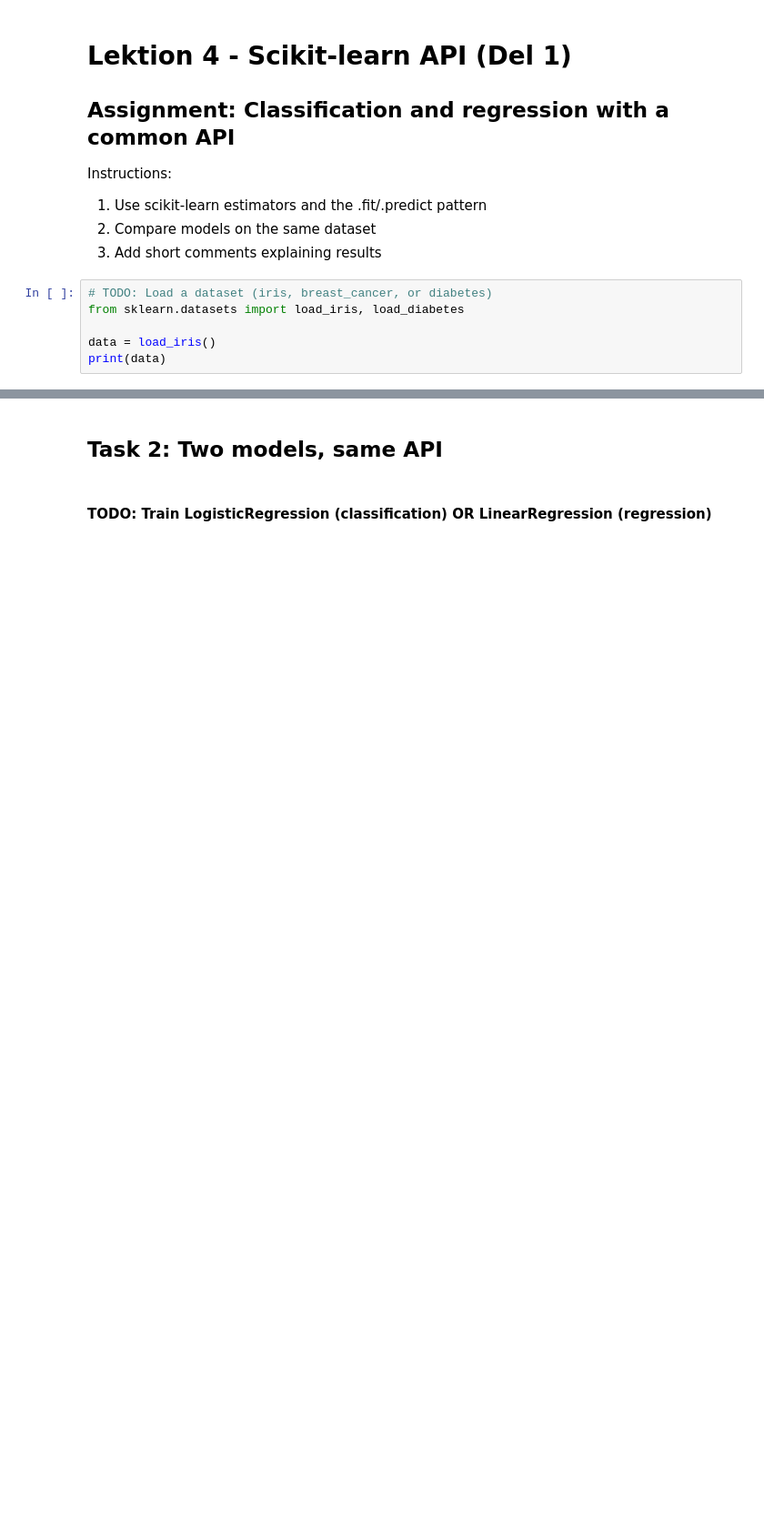
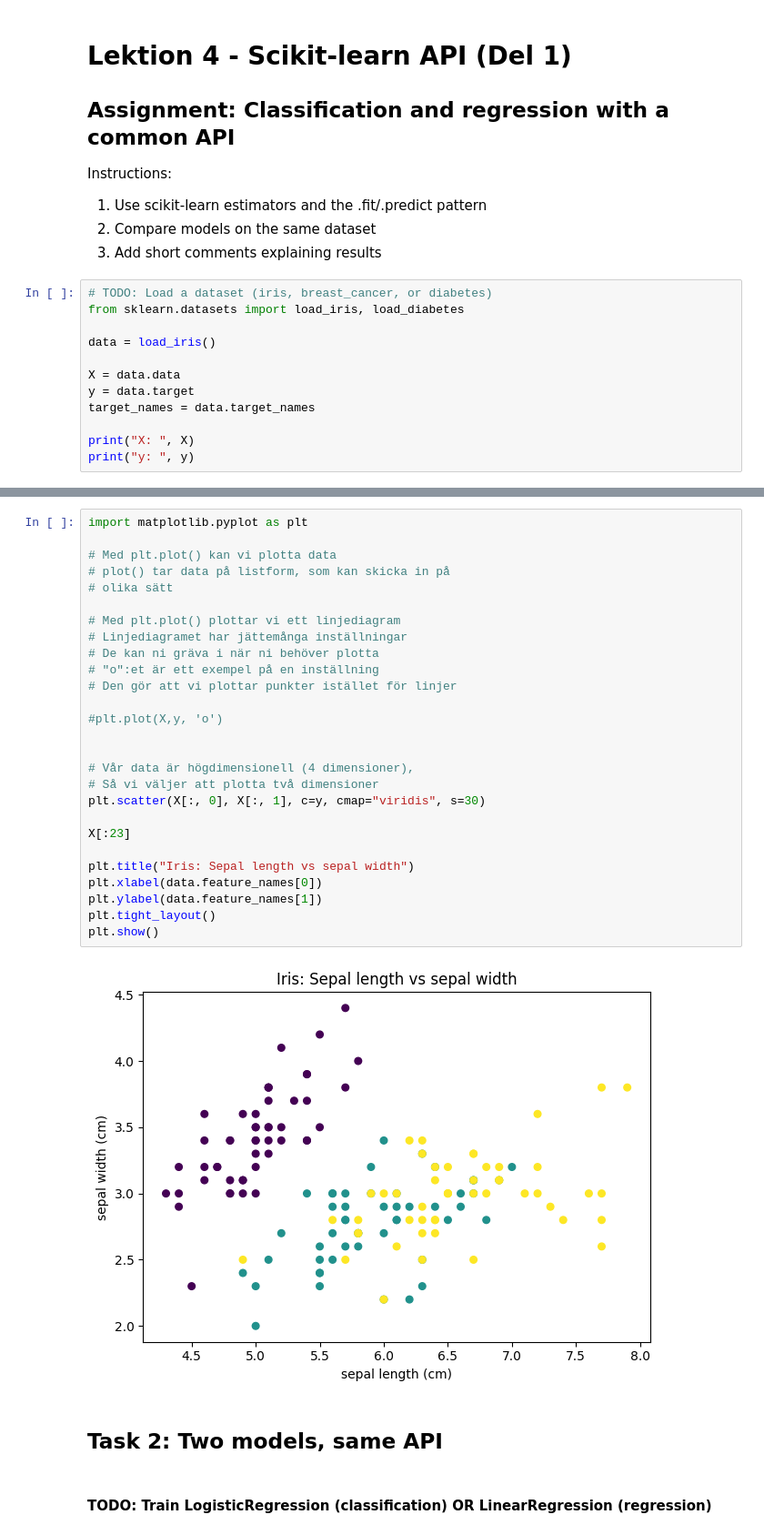
Before and after one commit to kevinbrunomlops/ML-Frameworks, a Jupyter notebook: L4/assignment4.ipynb, the cells around one changed output, grey strips where cells are left out. Shown at 91% size. Cells and saved outputs as stored; diff of their text form; blank space fills up the shorter version.

```diff
--- a/L4/assignment4.ipynb
+++ b/L4/assignment4.ipynb
@@ -12,5 +12,11 @@ Instructions:
 from sklearn.datasets import load_iris, load_diabetes
 
 data = load_iris()
-print(data)
+
+X = data.data
+y = data.target
+target_names = data.target_names
+
+print("X: ", X)
+print("y: ", y)
 # %% [output]
@@ -36,3 +54,32 @@ print(data)
+# %%
+import matplotlib.pyplot as plt
+
+# Med plt.plot() kan vi plotta data
+# plot() tar data på listform, som kan skicka in på
+# olika sätt
+
+# Med plt.plot() plottar vi ett linjediagram
+# Linjediagramet har jättemånga inställningar
+# De kan ni gräva i när ni behöver plotta
+# "o":et är ett exempel på en inställning
+# Den gör att vi plottar punkter istället för linjer
+
+#plt.plot(X,y, 'o')
+
+
+# Vår data är högdimensionell (4 dimensioner),
+# Så vi väljer att plotta två dimensioner
+plt.scatter(X[:, 0], X[:, 1], c=y, cmap="viridis", s=30)
+
+X[:23]
+
+plt.title("Iris: Sepal length vs sepal width")
+plt.xlabel(data.feature_names[0])
+plt.ylabel(data.feature_names[1])
+plt.tight_layout()
+plt.show()
+# %% [output]
+[figure, added]
 # %% [markdown]
 ## Task 2: Two models, same API
 # %% [markdown]
```
Also changed, not shown: parts of 3 cells of this notebook.
